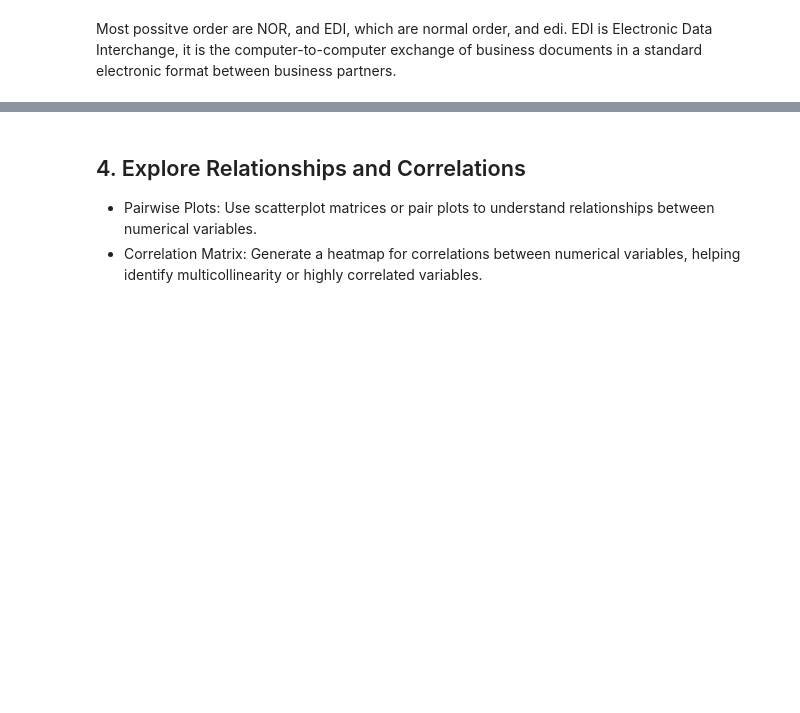
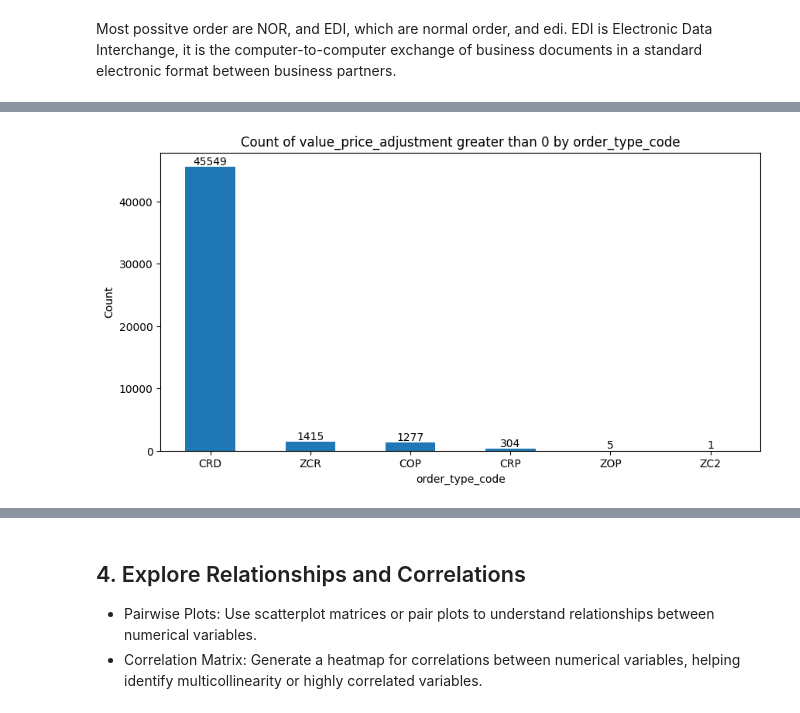
Before and after one commit to C4PT41N4545/BUSA8000-LuminaTech_Analytics_Project, a Jupyter notebook: notebooks/exploratory_analysis.ipynb, the cells around one changed output, grey strips where cells are left out. Saved outputs shown, nothing was run; the diff lists cells and outputs as text; code cells hidden in the pictures; blank space fills up the shorter version.

Commit message:
Refactor data type handling, outlier visualization, and summary generation

```diff
--- a/notebooks/exploratory_analysis.ipynb
+++ b/notebooks/exploratory_analysis.ipynb
@@ -364,3 +364,8 @@ plt.show()
 [figure]
 # %% [markdown]
 Most possitve order are NOR, and EDI, which are normal order, and edi. EDI is Electronic Data Interchange, it is the computer-to-computer exchange of business documents in a standard electronic format between business partners.
+# %%
+#inpect value_price_adjustment greater than 0
+price_adjustment0 = df[df['value_price_adjustment'] > 0][['item_code', 'value_sales', 'value_cost', 'value_quantity', 'value_price_adjustment', 'order_type_code']]
+print(f"count of value_price_adjustment greater than 0: {price_adjustment0.shape[0]}")
+price_adjustment0.head()
@@ -366,0 +395,9 @@ Most possitve order are NOR, and EDI, which are normal order, and edi. EDI is El
+# %%
+price_adjustment0['order_type_code'].value_counts().plot(kind='bar', figsize=(10, 5))
+for i, v in enumerate(price_adjustment0['order_type_code'].value_counts()):
+    plt.text(i, v, str(v), ha='center', va='bottom')
+plt.title("Count of value_price_adjustment greater than 0 by order_type_code")
+plt.ylabel("Count")
+plt.xticks(rotation=0);
+# %% [output]
+[figure, added]
```
Also changed, not shown: parts of 21 cells of this notebook.
